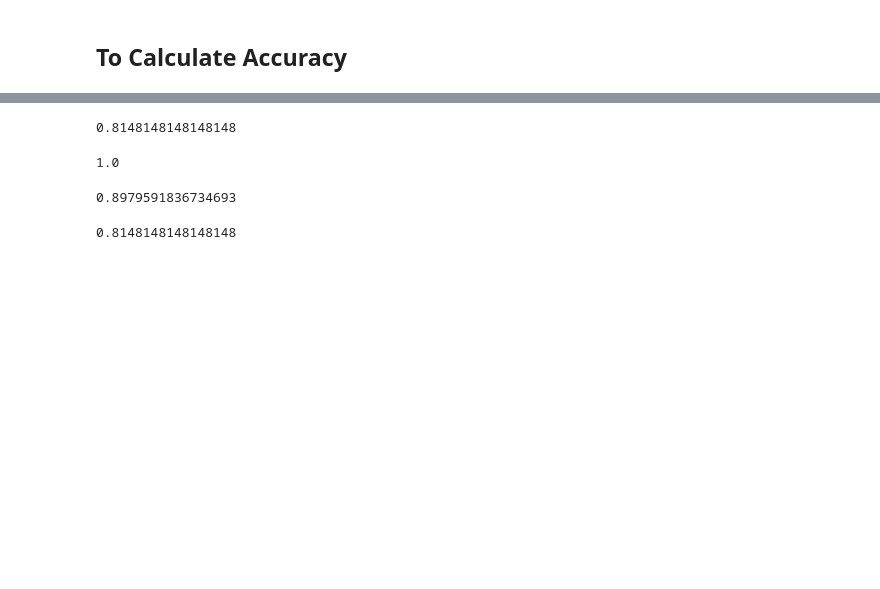
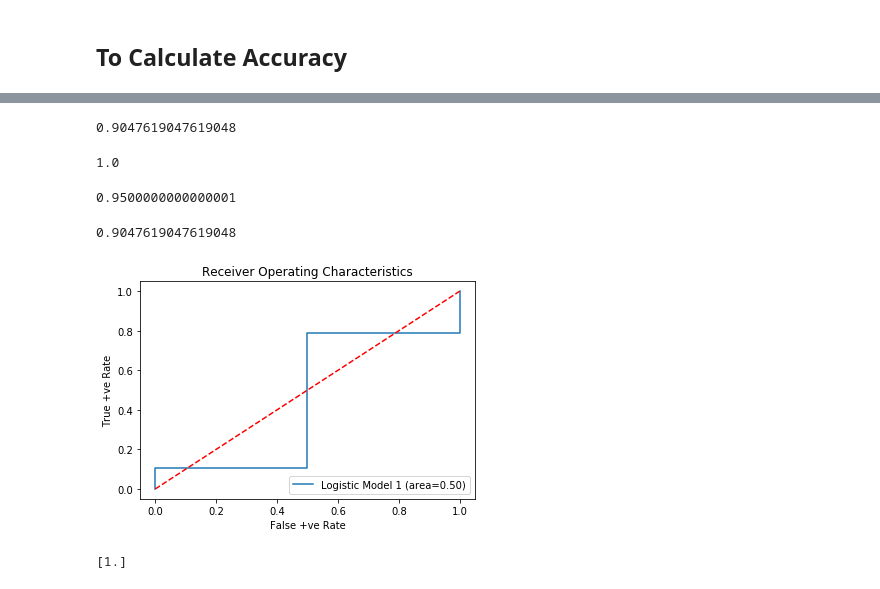
Before and after one commit to OmkarPro/Practise, a Jupyter notebook: Covid (O).ipynb, the cells around one changed output, grey strips where cells are left out. Cells and saved outputs as stored; diff of their text form; code cells hidden in the pictures; blank space fills up the shorter version.

```diff
--- a/Covid (O).ipynb
+++ b/Covid (O).ipynb
@@ -210,7 +210,7 @@ y=new_data["Contact_with_COVID_positive_patient"]
 # %%
 from sklearn.model_selection import train_test_split
 # %%
-X_train, X_test, y_train, y_test = train_test_split(X, y, test_size=0.4, random_state=1)
+X_train, X_test, y_train, y_test = train_test_split(X, y, test_size=0.3, random_state=1)
 # %%
 from sklearn.linear_model import LogisticRegression
 # %%
@@ -273,7 +273,7 @@ from sklearn.metrics import accuracy_score,precision_score,recall_score,f1_score
 # %%
 precision_score(y_test,predictions)
 # %% [output]
-0.8148148148148148
+0.9047619047619048
 # %%
 recall_score(y_test,predictions)
 # %% [output]
@@ -281,8 +281,29 @@ recall_score(y_test,predictions)
 # %%
 f1_score(y_test,predictions)
 # %% [output]
-0.8979591836734693
+0.9500000000000001
 # %%
 accuracy_score(y_test,predictions)
 # %% [output]
-0.8148148148148148
+0.9047619047619048
+# %%
+from sklearn.metrics import roc_auc_score,roc_curve
+LROC = roc_auc_score(y_test,predictions)
+fpr,tpr,threshold = roc_curve(y_test,logmodel.predict_proba(X_test)[:,1])
+# %%
+plt.figure()
+plt.plot(fpr,tpr,label="Logistic Model 1 (area=%0.2f)" % LROC)
+plt.plot([0,1],[0,1],"r--")
+plt.xlim([-0.05,1.05])
+plt.ylim([-0.05,1.05])
+plt.xlabel("False +ve Rate")
+plt.ylabel("True +ve Rate")
+plt.title("Receiver Operating Characteristics")
+plt.legend(loc="lower right")
+plt.show()
+# %% [output]
+[figure, added]
+# %%
+print(logmodel.predict(([[0,55,1,1,1,59.6,38.625,1,0]])))
+# %% [output]
+[1.]
```
Also changed, not shown: parts of 27 cells of this notebook.
